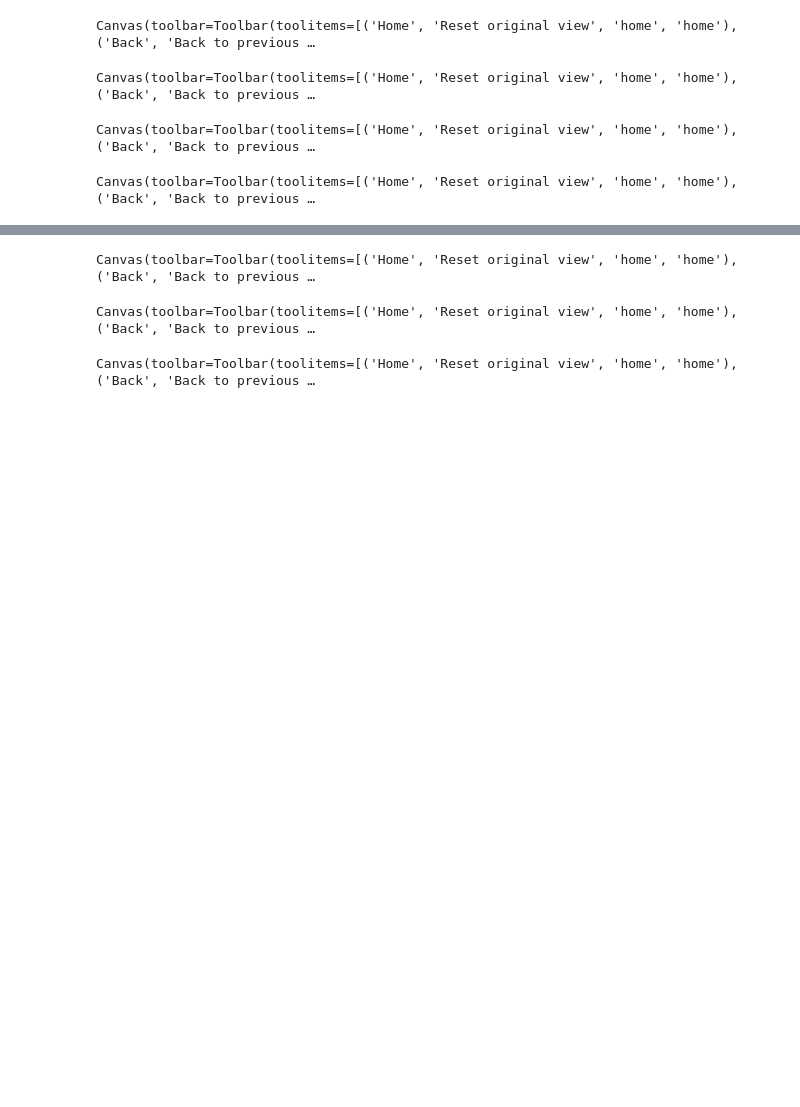
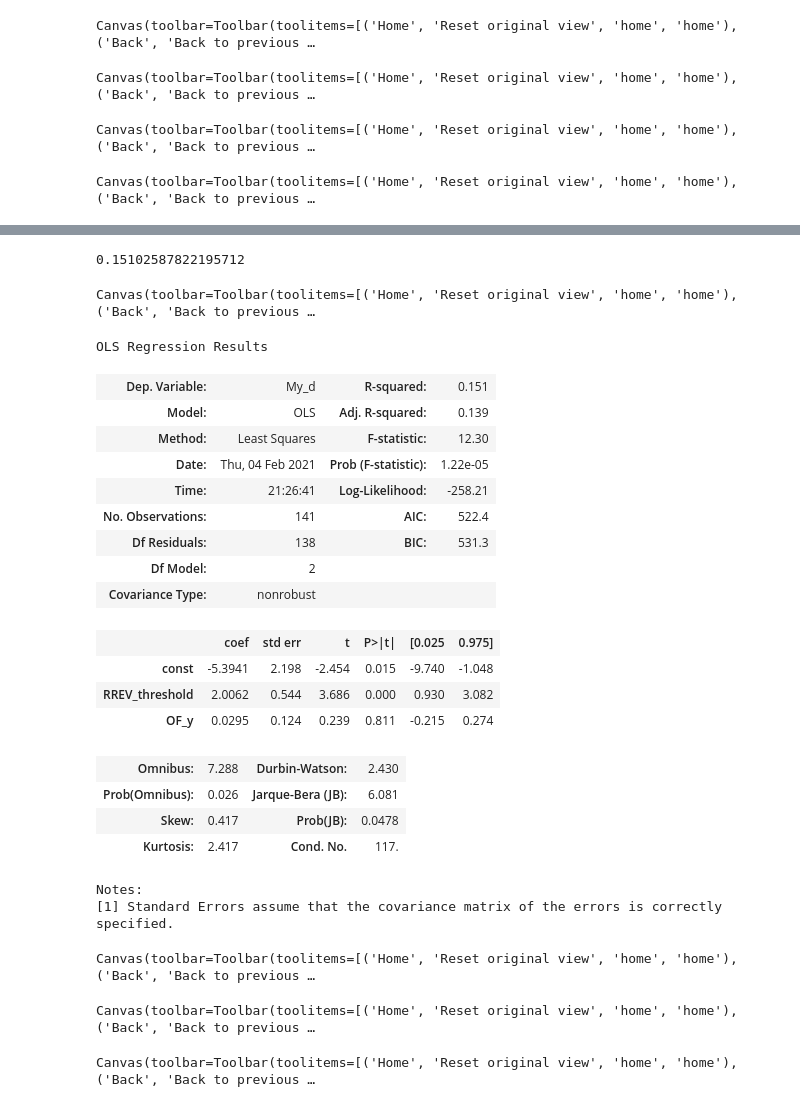
Before and after one commit to bhabas/sar_simulation, a Jupyter notebook: src/Projects/Wide-Short_DataAnalysis/Wide-Short_Analysis.ipynb, the cells around one changed output, grey strips where cells are left out. Saved outputs shown, nothing was run; the diff lists cells and outputs as text; code cells hidden in the pictures; blank space fills up the shorter version.

```diff
--- a/src/Projects/Wide-Short_DataAnalysis/Wide-Short_Analysis.ipynb
+++ b/src/Projects/Wide-Short_DataAnalysis/Wide-Short_Analysis.ipynb
@@ -427,3 +456,80 @@ Canvas(toolbar=Toolbar(toolitems=[('Home', 'Reset original view', 'home', 'home'
+# %%
+from sklearn.linear_model import LinearRegression,RANSACRegressor
+
+
+df_reg = df.query(f"landing_rate>={0.8} & RREV_threshold>{3.5}")
+
+
+X = df_reg[['RREV_threshold','OF_y']]
+Y = df_reg['My_d']
+
+reg = LinearRegression(normalize=True)
+# reg = RANSACRegressor()
+reg.fit(X,Y,sample_weight=df_reg['landing_rate'])
+
+intercept = reg.intercept_
+coeffs = reg.coef_
+
+reg.score(X,Y)
+# %% [output]
+0.15102587822195712
+# %%
+fig = plt.figure()
+ax = fig.add_subplot(111,projection="3d")
+
+# My_d_regr = -11 + 3.4*df_reg['RREV_threshold'] + -0.111*df_reg['OF_y']
+My_2 = intercept + coeffs[0]*df_reg['RREV_threshold'] + coeffs[1]*df_reg['OF_y']
+
+
+ax.plot_trisurf(df_reg['RREV_threshold'],df_reg['OF_y'],My_2)
+cmap = mpl.cm.rainbow
+norm = mpl.colors.Normalize(vmin=0,vmax=1)
+
+pcm = ax.scatter(df_reg['RREV_threshold'],df_reg['OF_y'],df_reg['My_d'],c=df_reg['landing_rate'])
+# pcm = ax.scatter(df_reg['RREV_threshold'],df_reg['OF_y'],df_reg['My_d'],c='red')
+
+fig.colorbar(mpl.cm.ScalarMappable(norm=norm, cmap=cmap),label='Landing Rate')
+
+
+# ax.set_xlim(6,2)
+# ax.set_ylim(-10,0)
+# ax.set_zlim(0,10)
+
+ax.set_xlabel('RREV')
+ax.set_ylabel('OF_y')
+ax.set_zlabel('My_d')
+
+
+plt.show()
+# %% [output]
+Canvas(toolbar=Toolbar(toolitems=[('Home', 'Reset original view', 'home', 'home'), ('Back', 'Back to previous …
+# %%
+import statsmodels.api as ssm #for detail description of linear coefficients, intercepts, deviations, and many more
+X=ssm.add_constant(X)        #to add constant value in the model
+model= ssm.OLS(Y,X).fit()         #fitting the model
+predictions= model.summary()      #summary of the model
+predictions
+# %% [output]
+OLS Regression Results
+| Dep. Variable: | My_d | R-squared: | 0.151 |
+| Model: | OLS | Adj. R-squared: | 0.139 |
+| Method: | Least Squares | F-statistic: | 12.30 |
+| Date: | Thu, 04 Feb 2021 | Prob (F-statistic): | 1.22e-05 |
+| Time: | 21:26:41 | Log-Likelihood: | -258.21 |
+| No. Observations: | 141 | AIC: | 522.4 |
+| Df Residuals: | 138 | BIC: | 531.3 |
+| Df Model: | 2 |  |  |
+| Covariance Type: | nonrobust |  |  |
+|  | coef | std err | t | P>|t| | [0.025 | 0.975] |
+| const | -5.3941 | 2.198 | -2.454 | 0.015 | -9.740 | -1.048 |
+| RREV_threshold | 2.0062 | 0.544 | 3.686 | 0.000 | 0.930 | 3.082 |
+| OF_y | 0.0295 | 0.124 | 0.239 | 0.811 | -0.215 | 0.274 |
+| Omnibus: | 7.288 | Durbin-Watson: | 2.430 |
+| Prob(Omnibus): | 0.026 | Jarque-Bera (JB): | 6.081 |
+| Skew: | 0.417 | Prob(JB): | 0.0478 |
+| Kurtosis: | 2.417 | Cond. No. | 117. |
+Notes:
+[1] Standard Errors assume that the covariance matrix of the errors is correctly specified.
 # %%
 fig = plt.figure()
 ax = fig.add_subplot(111,projection="3d")
```
Also changed, not shown: parts of 5 cells of this notebook, 2 other files.
